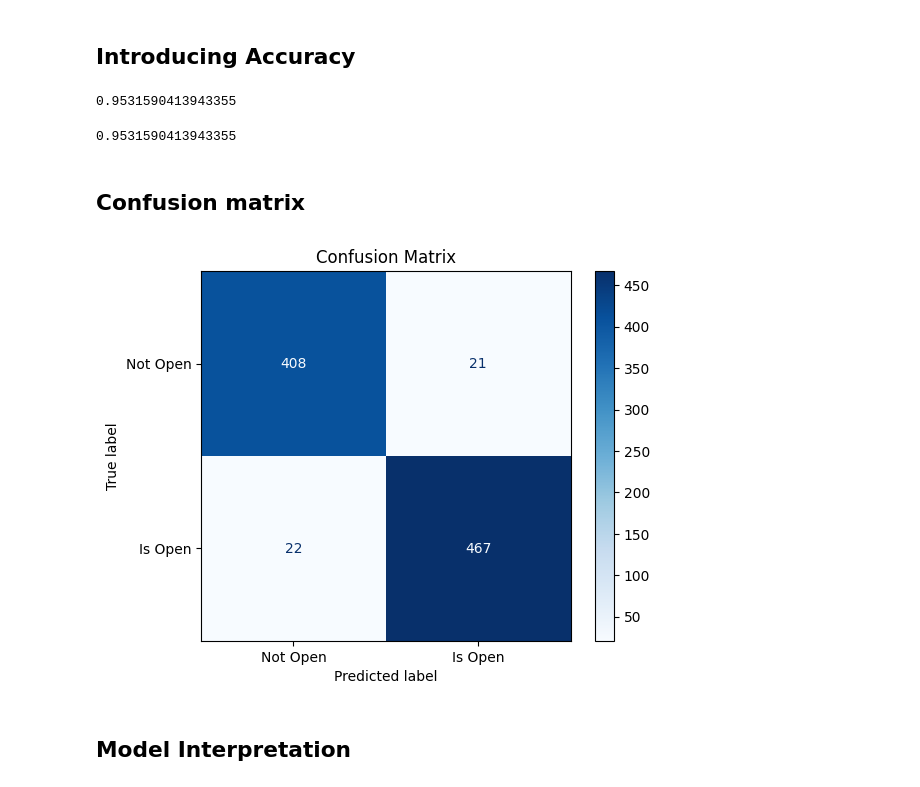
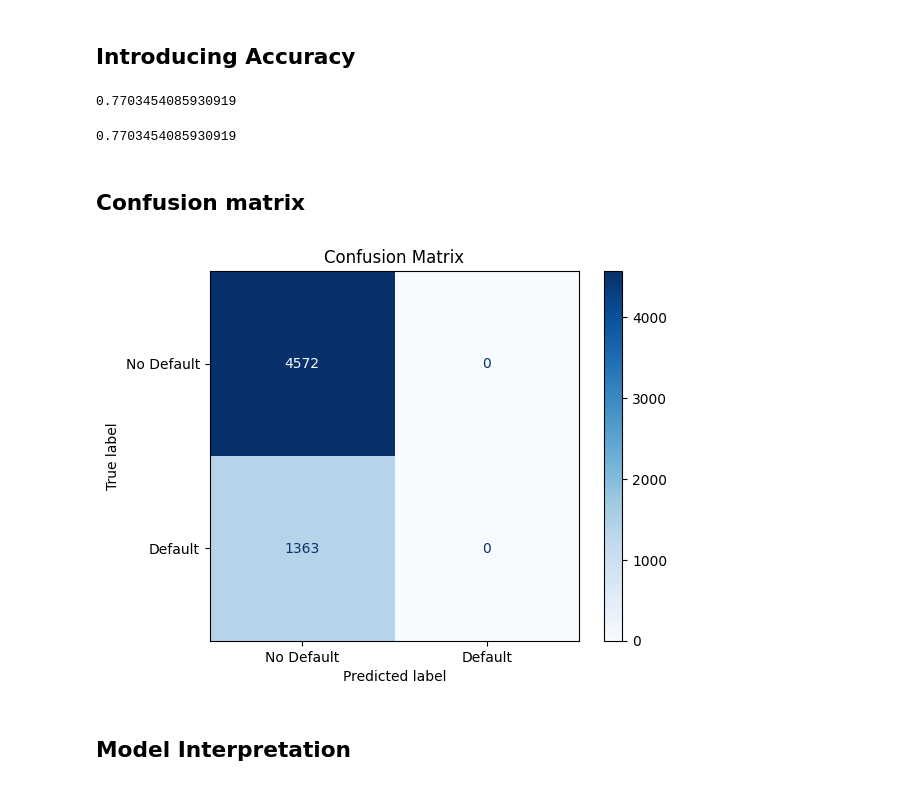
Before and after one commit to jmohsbeck1/jpmc_mle, a Jupyter notebook: Credit_Default_Lab.ipynb, the cells around one changed output. Saved outputs shown, nothing was run; the diff lists cells and outputs as text; code cells hidden in the pictures.

```diff
--- a/Credit_Default_Lab.ipynb
+++ b/Credit_Default_Lab.ipynb
@@ -313,6 +310,0 @@ memory usage: 4.3+ MB
-# %%
-df = df.astype({'limit_bal':'float','sex':'int', 'education':'int', 'marriage':'int', 'age':'int'})
-df = df.astype({'default_payment_next_month':'int'})
-df = df.astype({'pay_0': 'int', 'pay_2':'int', 'pay_3':'int', 'pay_4':'int', 'pay_5':'int', 'pay_6':'int'})
-df = df.astype({'bill_amt1': 'float', 'bill_amt2':'float', 'bill_amt3':'float', 'bill_amt4':'float','bill_amt5':'float', 'bill_amt6':'float'})
-df = df.astype({'pay_amt1':'float', 'pay_amt2':'float', 'pay_amt3':'float','pay_amt4':'float','pay_amt5':'float','pay_amt6':'float'})
@@ -318,0 +313,9 @@ df = df.astype({'pay_amt1':'float', 'pay_amt2':'float', 'pay_amt3':'float','pay_
+# %%
+for col in df:
+  if col == 'limit_bal':
+    df[col] = df[col].astype('float')
+  elif 'amt' in col:
+    df[col] = df[col].astype('float')
+  else:
+    df[col] = df[col].astype('int')
+  print(col)
@@ -571,6 +591,9 @@ def sigmoid(score):
   return 1 / (1 + math.exp(-score))
 # %% [markdown]
 ## Training the Logistic Regression Model
+# %%
+X_train = df_train
+X_val = df_val
 # %%
 model = LogisticRegression(solver='liblinear', random_state=1)
 
@@ -582,6 +602,0 @@ LogisticRegression(random_state=1, solver='liblinear')
-# %%
-val_dict = df_val[categorical + numerical].to_dict(orient='records')
-
-X_val = dv.transform(val_dict)
-
-y_pred = model.predict_proba(X_val)
@@ -610,11 +613,11 @@ array([ True, False, False,  True, False, False, False,  True, False,
 # %% [markdown]
 ## Introducing Accuracy
 # %%
-converted = y_pred >= 0.5
+defaulted = y_pred >= 0.5
 
-(y_val == converted).mean() #Quality Measure called ACCURACY
+(y_val == defaulted).mean() #Quality Measure called ACCURACY
 # %% [output]
-0.9531590413943355
+0.7703454085930919
 # %%
 # Predict
 y_pred = model.predict(X_val)
@@ -622,18 +625,18 @@ y_pred = model.predict(X_val)
 # Score
 accuracy_score(y_val, y_pred)
 # %% [output]
-0.9531590413943355
+0.7703454085930919
 # %% [markdown]
 ## Confusion matrix
 # %%
 # Confusion Matrix
 cm = confusion_matrix(y_val, y_pred)
-disp = ConfusionMatrixDisplay(confusion_matrix=cm, display_labels=["Not Open", "Is Open"])
+disp = ConfusionMatrixDisplay(confusion_matrix=cm, display_labels=["No Default", "Default"])
 disp.plot(cmap=plt.cm.Blues)
 plt.title("Confusion Matrix")
 plt.show()
 # %% [output]
-[figure, old version]
+[figure, new version]
 # %% [markdown]
 ## Model Interpretation
 # %% [markdown]
```
Also changed, not shown: parts of 18 cells of this notebook.
